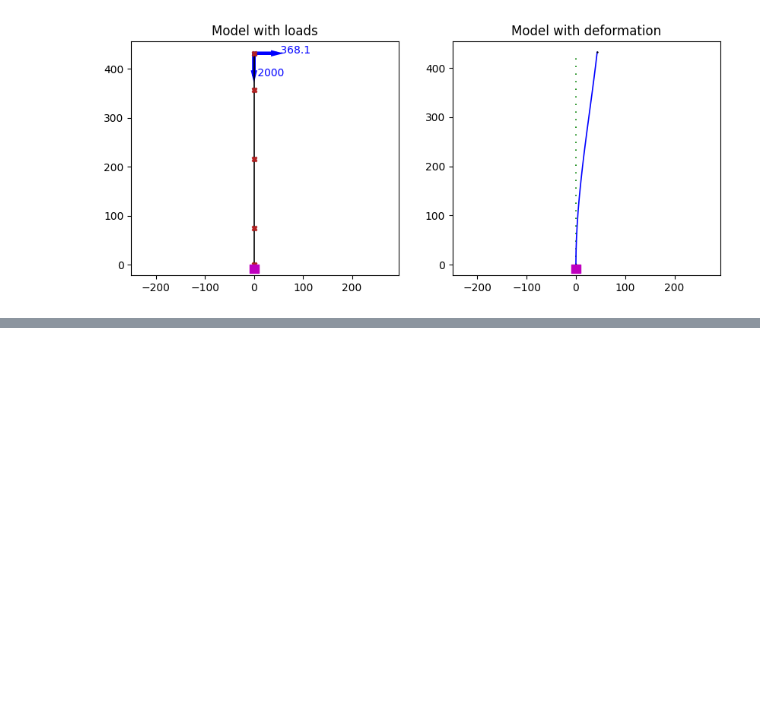
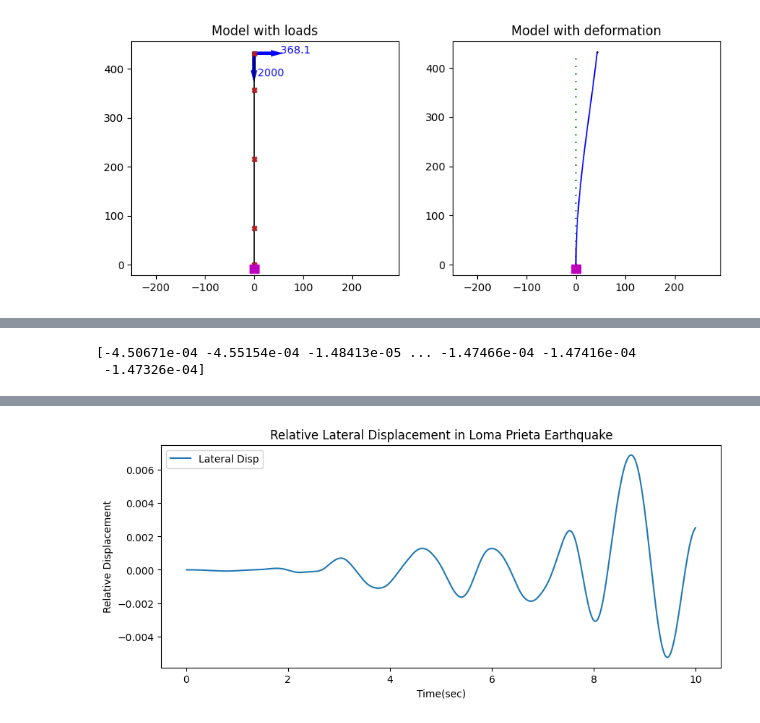
Before and after one commit to Ashim-Paudel/OpenSees-Resources-for-Beginners, a Jupyter notebook: Analysis of a 2D Nonlinear Cantilever Column- Uniaxial Inelastic Section/Nonlinear Cantilever Column-Uniaxial Inelastic Section.ipynb, the cells around one changed output, grey strips where cells are left out. Cells and saved outputs as stored; diff of their text form; code cells hidden in the pictures; blank space fills up the shorter version.

```diff
--- a/Analysis of a 2D Nonlinear Cantilever Column- Uniaxial Inelastic Section/Nonlinear Cantilever Column-Uniaxial Inelastic Section.ipynb
+++ b/Analysis of a 2D Nonlinear Cantilever Column- Uniaxial Inelastic Section/Nonlinear Cantilever Column-Uniaxial Inelastic Section.ipynb
@@ -223,0 +315,10 @@ Text(0.5, 1.0, 'Model with deformation')
+# %%
+#Loma Prieta Earthquake
+getModel()
+runGravityAnalysis()
+getRecorders(timeHistory)
+runGroundMotionAnalysis(lomaPrietaEq)
+plotTimeHistory('Loma Prieta Earthquake')
+# %% [output]
+[-4.50671e-04 -4.55154e-04 -1.48413e-05 ... -1.47466e-04 -1.47416e-04
+ -1.47326e-04]
@@ -223,0 +329 @@ Text(0.5, 1.0, 'Model with deformation')
+[figure, added]
```
Also changed, not shown: parts of 10 cells of this notebook, 23 other files.
